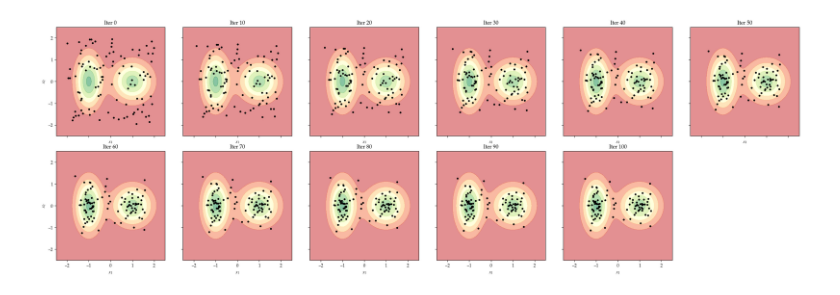
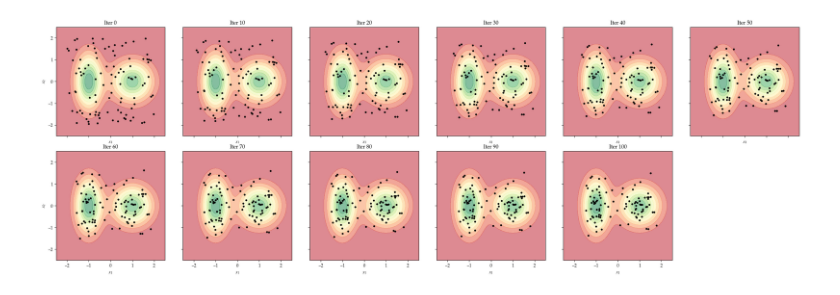
Before and after one commit to kimbente/svgd, a Jupyter notebook: turn_the_stein.ipynb, the cells around one changed output. Drawn from its saved outputs; the diff is of its cells as text; code cells hidden in the pictures.

```diff
--- a/turn_the_stein.ipynb
+++ b/turn_the_stein.ipynb
@@ -152,8 +160,18 @@ def svgd_grad(x, logprob, kernel):
     ### ATTRACTIVE FORCE (CONSENSUS) ###
     # Compute the gradient of logp w.r.t. particles x
     # In which direction does the log-probability increase?
+
+    # Jacobian overkill version:
     # Jacobian outputs [N, N, D] where only the diagonal of [N, N] is non-zero. Flip dims to get [N, D]
-    dlogp = torch.autograd.functional.jacobian(logprob, x).diagonal(dim1 = 0, dim2 = 1).permute(1, 0)  # shape: [N, D]
+    # dlogp = torch.autograd.functional.jacobian(logprob, x).diagonal(dim1 = 0, dim2 = 1).permute(1, 0)  # shape: [N, D]
+
+    # Faster autograd version:
+    logprobability = logprob(x)  # shape: [N]
+
+    dlogp = torch.autograd.grad(
+        outputs = logprobability.sum(), # scalar output
+        inputs = x # shape: [N, D] - requires_grad = True
+    )[0] # only one output, so no need for [0] indexing
 
     ### REPULSIVE FORCE (DIVERSITY) ###
     # pairwise squared Euclidean distances
@@ -161,6 +179,7 @@ def svgd_grad(x, logprob, kernel):
     # squared (Euclidean) distance
     sq_dist = (diff ** 2).sum(dim = -1) # shape: [N, N]
     h = median_heuristic(x)
+
     # gradient w.r.t. x is negative
     dk = (2 / h * diff * k.unsqueeze(-1)).sum(dim = 1)  # shape: [N, D]
 
@@ -324,41 +365,41 @@ num_particles = 100
 x_initial = torch.rand(num_particles, 2) * 4 - 2
 x = x_initial.clone()
 
-stepsize = 0.1
+stepsize = 0.05
 num_steps = 100
 plot_interval = 10
 plot_steps = list(range(0, num_steps + 1, plot_interval))
 num_plots = len(plot_steps)
 
 # Arrange plots in 2 rows
 n_rows = 2
 n_cols = math.ceil(num_plots / n_rows)
 
-fig, axes = plt.subplots(n_rows, n_cols, figsize=(n_cols * 4, n_rows * 4), sharex=True, sharey=True)
+fig, axes = plt.subplots(n_rows, n_cols, figsize = (n_cols * 4, n_rows * 4), sharex = True, sharey = True)
 axes = axes.flatten()  # Flatten in case it's a 2D array
 
 for i in range(num_steps + 1):
     if i % plot_interval == 0:
         ax_idx = plot_steps.index(i)
         ax = axes[ax_idx]
 
-        ax.scatter(x[:, 0], x[:, 1], zorder=2, c='k', s=10, label='Particles')
-        ax.contourf(x_plot[:, :, 0], x_plot[:, :, 1], torch.exp(logp), cmap="RdYlGn", alpha=0.5)
+        ax.scatter(x[:, 0], x[:, 1], zorder = 2, c = 'k', s = 10, label = 'Particles')
+        ax.contourf(x_plot[:, :, 0], x_plot[:, :, 1], torch.exp(logp), cmap = "RdYlGn", alpha = 0.5, levels = 11)
         ax.set_title(f'Iter {i}')
         ax.set_xlabel('$x_1$')
         ax.set_aspect('equal')
         if ax_idx % n_cols == 0:
             ax.set_ylabel('$x_2$')
 
     # SVGD update
-    svg, _, _, _ = svgd_grad(x=x, logprob=logprob, kernel=kernel)
+    svg, _, _, _ = svgd_grad(x = x, logprob = logprob, kernel = kernel)
     x = x + stepsize * svg.detach()
 
 # Hide any unused subplots
 for j in range(len(plot_steps), len(axes)):
     axes[j].axis('off')
 
 plt.tight_layout()
 plt.show()
 # %% [output]
-[figure, old version]
+[figure, new version]
```
Also changed, not shown: parts of 19 cells of this notebook, 8 other files.
